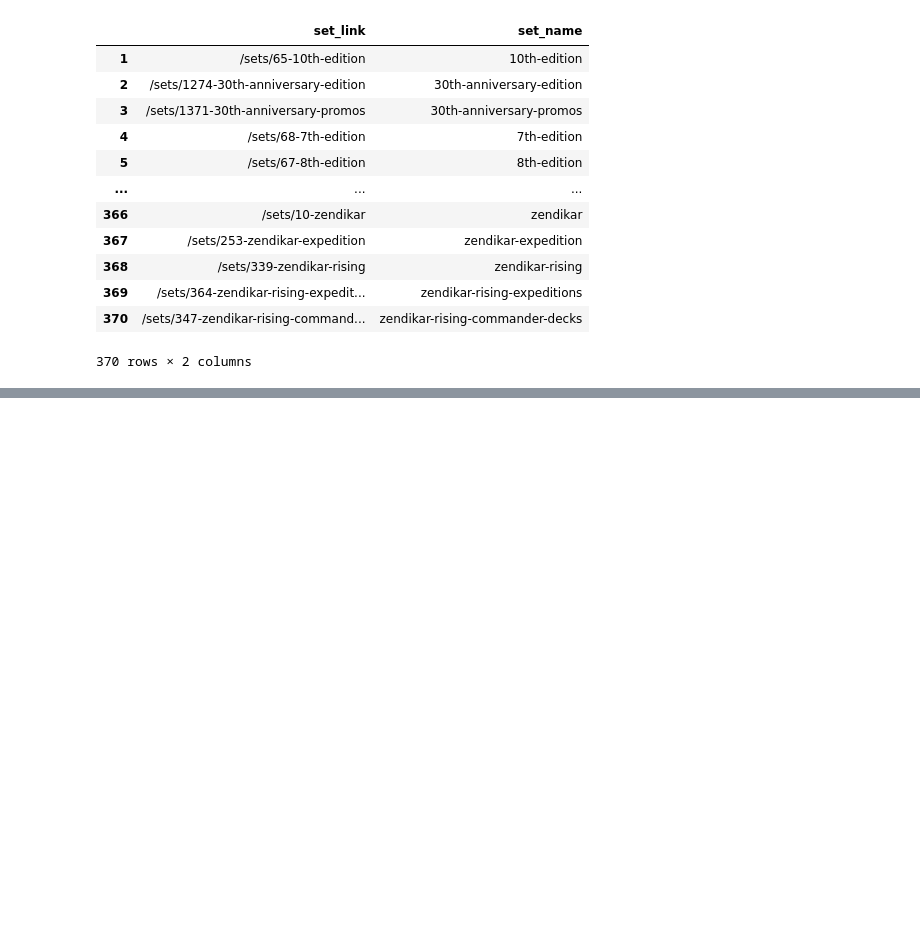
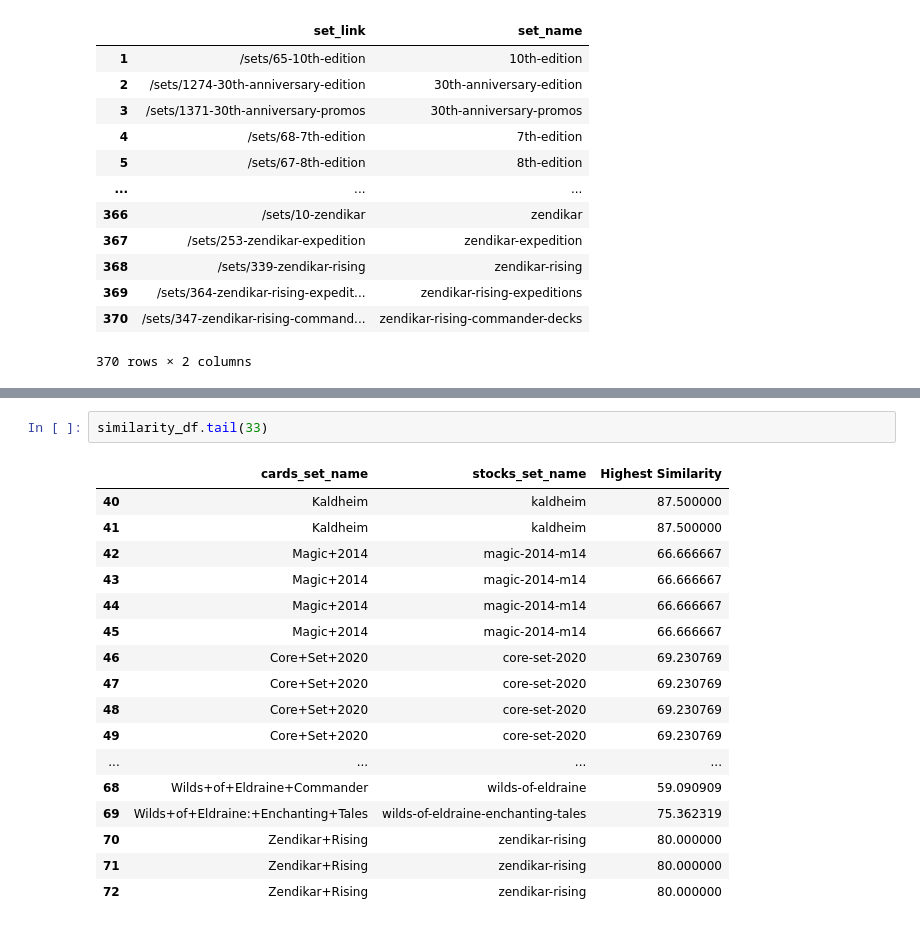
Before and after one commit to m-romanski/TCG_Web_Scraper, a Jupyter notebook: df_cleaning.ipynb, the cells around one changed output, grey strips where cells are left out. Drawn from its saved outputs; the diff is of its cells as text; blank space fills up the shorter version.

```diff
--- a/df_cleaning.ipynb
+++ b/df_cleaning.ipynb
@@ -220,0 +258,20 @@ See the caveats in the documentation: https://pandas.pydata.org/pandas-docs/stab
+# %%
+similarity_df.tail(33)
+# %% [output]
+|  | cards_set_name | stocks_set_name | Highest Similarity |
+| 40 | Kaldheim | kaldheim | 87.500000 |
+| 41 | Kaldheim | kaldheim | 87.500000 |
+| 42 | Magic+2014 | magic-2014-m14 | 66.666667 |
+| 43 | Magic+2014 | magic-2014-m14 | 66.666667 |
+| 44 | Magic+2014 | magic-2014-m14 | 66.666667 |
+| 45 | Magic+2014 | magic-2014-m14 | 66.666667 |
+| 46 | Core+Set+2020 | core-set-2020 | 69.230769 |
+| 47 | Core+Set+2020 | core-set-2020 | 69.230769 |
+| 48 | Core+Set+2020 | core-set-2020 | 69.230769 |
+| 49 | Core+Set+2020 | core-set-2020 | 69.230769 |
+| ... | ... | ... | ... |
+| 68 | Wilds+of+Eldraine+Commander | wilds-of-eldraine | 59.090909 |
+| 69 | Wilds+of+Eldraine:+Enchanting+Tales | wilds-of-eldraine-enchanting-tales | 75.362319 |
+| 70 | Zendikar+Rising | zendikar-rising | 80.000000 |
+| 71 | Zendikar+Rising | zendikar-rising | 80.000000 |
+| 72 | Zendikar+Rising | zendikar-rising | 80.000000 |
```
Also changed, not shown: parts of 8 cells of this notebook.
